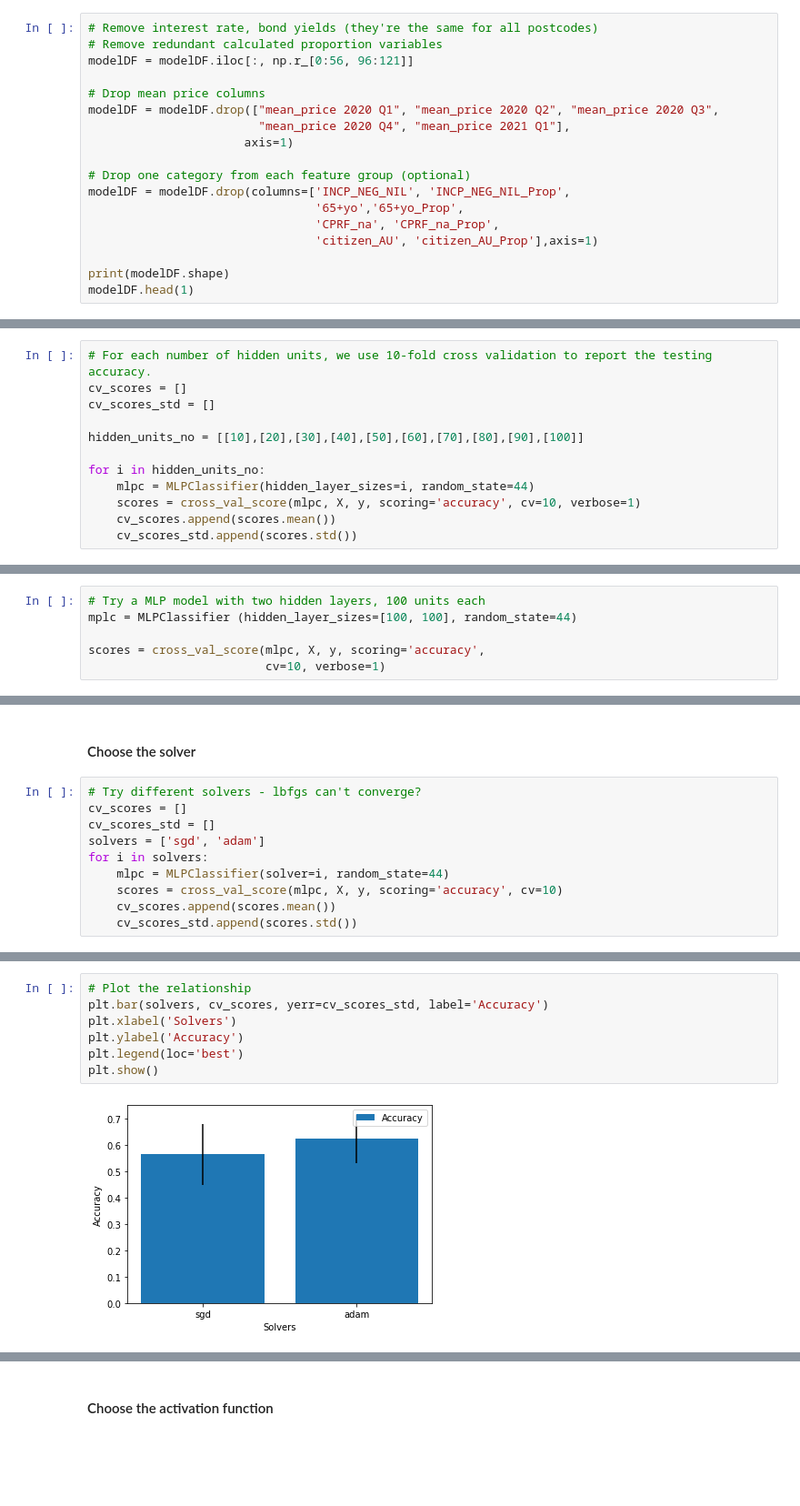
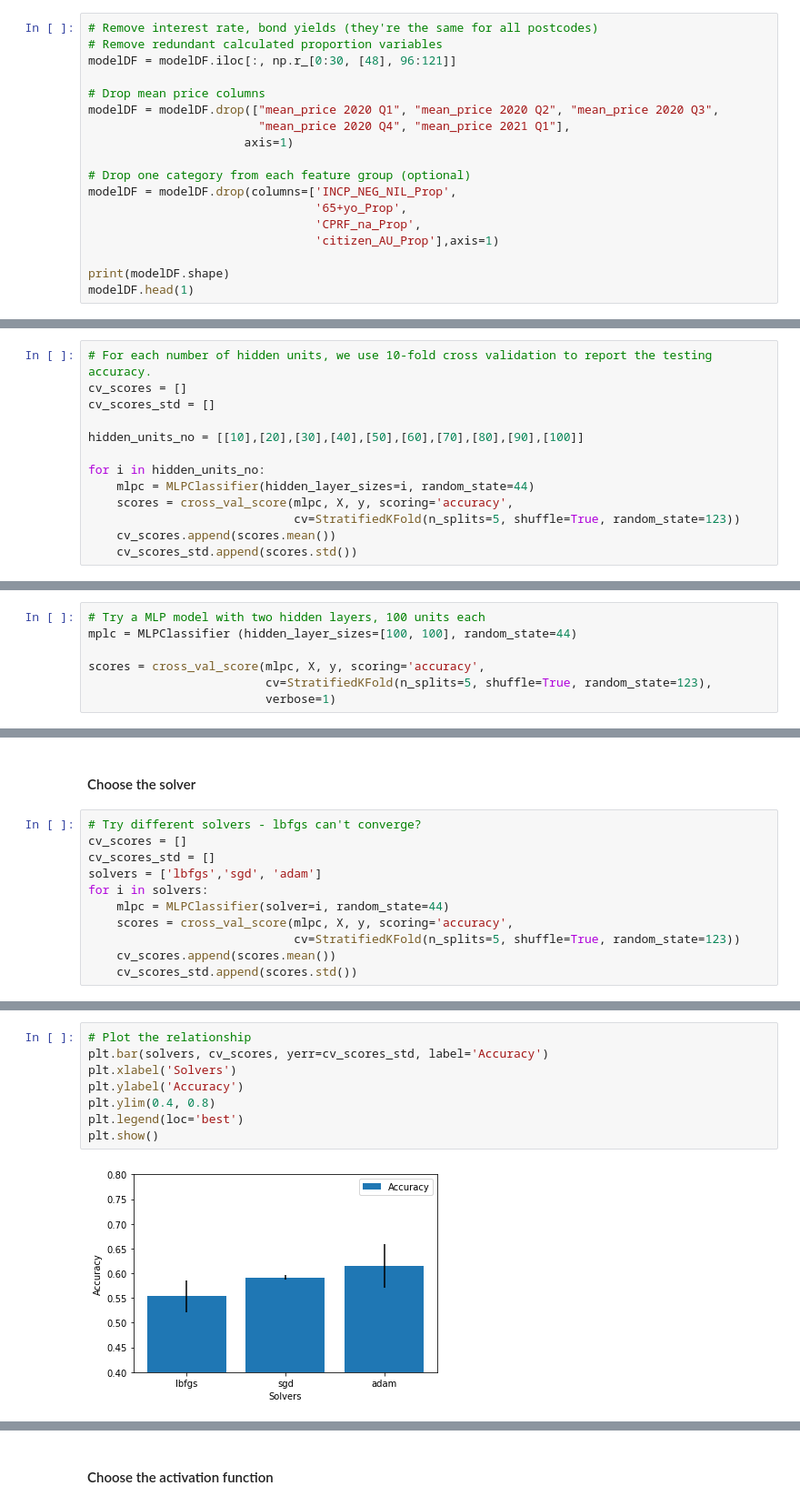
Before and after one commit to walthersy/NSW-house-price, a Jupyter notebook: Ken - Main Notebook COPY.ipynb, the cells around one changed output, grey strips where cells are left out. Shown at 91% size. Saved outputs shown, nothing was run; the diff lists cells and outputs as text; blank space fills up the shorter version.

```diff
--- a/Ken - Main Notebook COPY.ipynb
+++ b/Ken - Main Notebook COPY.ipynb
@@ -643,7 +663,7 @@ modelDF = pd.read_csv("Files/Cleaned/Postcode-based/Unstacked_Transformed.csv",
 # %%
 # Remove interest rate, bond yields (they're the same for all postcodes)
 # Remove redundant calculated proportion variables
-modelDF = modelDF.iloc[:, np.r_[0:56, 96:121]]
+modelDF = modelDF.iloc[:, np.r_[0:30, [48], 96:121]]
 
 # Drop mean price columns
 modelDF = modelDF.drop(["mean_price 2020 Q1", "mean_price 2020 Q2", "mean_price 2020 Q3",
@@ -651,10 +671,10 @@ modelDF = modelDF.drop(["mean_price 2020 Q1", "mean_price 2020 Q2", "mean_price
                       axis=1)
 
 # Drop one category from each feature group (optional)
-modelDF = modelDF.drop(columns=['INCP_NEG_NIL', 'INCP_NEG_NIL_Prop',
-                                '65+yo','65+yo_Prop',
-                                'CPRF_na', 'CPRF_na_Prop',
-                                'citizen_AU', 'citizen_AU_Prop'],axis=1)
+modelDF = modelDF.drop(columns=['INCP_NEG_NIL_Prop',
+                                '65+yo_Prop',
+                                'CPRF_na_Prop',
+                                'citizen_AU_Prop'],axis=1)
 
 print(modelDF.shape)
 modelDF.head(1)
@@ -923,6 +937,7 @@ hidden_units_no = [[10],[20],[30],[40],[50],[60],[70],[80],[90],[100]]
 
 for i in hidden_units_no:
     mlpc = MLPClassifier(hidden_layer_sizes=i, random_state=44)
-    scores = cross_val_score(mlpc, X, y, scoring='accuracy', cv=10, verbose=1)
+    scores = cross_val_score(mlpc, X, y, scoring='accuracy',
+                             cv=StratifiedKFold(n_splits=5, shuffle=True, random_state=123))
     cv_scores.append(scores.mean())
     cv_scores_std.append(scores.std())
@@ -984,6 +978,7 @@ Since we already suspect the complexity of the model causes overfitting, we're d
 mplc = MLPClassifier (hidden_layer_sizes=[100, 100], random_state=44)
 
 scores = cross_val_score(mlpc, X, y, scoring='accuracy',
-                         cv=10, verbose=1)
+                         cv=StratifiedKFold(n_splits=5, shuffle=True, random_state=123),
+                         verbose=1)
 # %% [output]
 [Parallel(n_jobs=1)]: Using backend SequentialBackend with 1 concurrent workers.
@@ -1008,9 +1003,10 @@ There's (absolutely) no siginicant improvement in accuracy compared to baseline
 # Try different solvers - lbfgs can't converge?
 cv_scores = []
 cv_scores_std = []
-solvers = ['sgd', 'adam']
+solvers = ['lbfgs','sgd', 'adam']
 for i in solvers:
     mlpc = MLPClassifier(solver=i, random_state=44)
-    scores = cross_val_score(mlpc, X, y, scoring='accuracy', cv=10)
+    scores = cross_val_score(mlpc, X, y, scoring='accuracy',
+                             cv=StratifiedKFold(n_splits=5, shuffle=True, random_state=123))
     cv_scores.append(scores.mean())
     cv_scores_std.append(scores.std())
@@ -1017,10 +1034,11 @@ for i in solvers:
 # %%
 # Plot the relationship
 plt.bar(solvers, cv_scores, yerr=cv_scores_std, label='Accuracy')
 plt.xlabel('Solvers')
 plt.ylabel('Accuracy')
+plt.ylim(0.4, 0.8)
 plt.legend(loc='best')
 plt.show()
 # %% [output]
-[figure, old version]
+[figure, new version]
 # %% [markdown]
```
Also changed, not shown: parts of 46 cells of this notebook.
